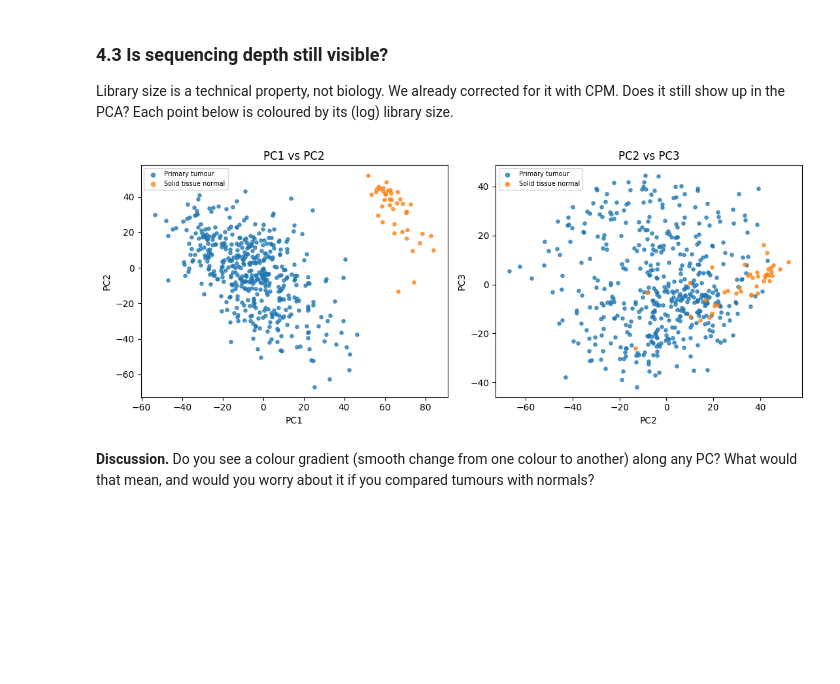
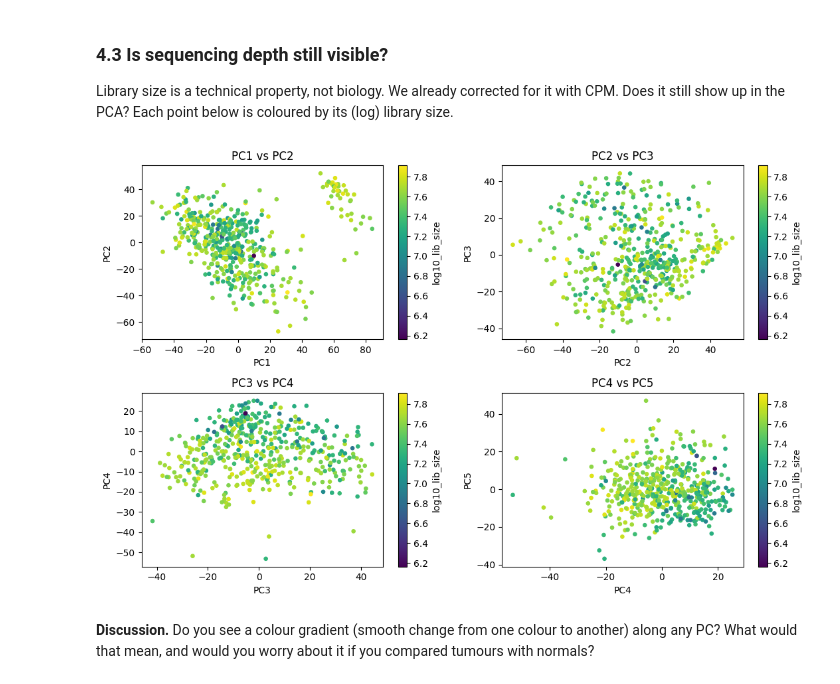
Before and after one commit to shorthouse-lab/Cancer_Omics_Workshops, a Jupyter notebook: W1_TCGA_colon_analysis_ANSWERS.ipynb, the cells around one changed output. Drawn from its saved outputs; the diff is of its cells as text; code cells hidden in the pictures; blank space fills up the shorter version.

```diff
--- a/W1_TCGA_colon_analysis_ANSWERS.ipynb
+++ b/W1_TCGA_colon_analysis_ANSWERS.ipynb
@@ -616,13 +616,19 @@ plt.tight_layout(); plt.show()
 
 Library size is a technical property, not biology. We already corrected for it with CPM. Does it still show up in the PCA? Each point below is coloured by its (log) library size.
 # %%
-# Colour the same plot by library size. Fill in the blank with the right column of `info`.
-fig, ax = plt.subplots(1, 2, figsize=(11, 4.5))
-plot_pca(scores, info["type_name"], "PC1 vs PC2", ax[0])
-plot_pca(scores, info["type_name"], "PC2 vs PC3", ax[1], pcs=("PC2", "PC3"))
-plt.tight_layout(); plt.show()
+# Colour the same plot by library size.
+fig, ax = plt.subplots(2, 2, figsize=(11, 7))
+ax = ax.flatten()
+
+plot_pca(scores, info["log10_lib_size"], "PC1 vs PC2", ax[0])
+plot_pca(scores, info["log10_lib_size"], "PC2 vs PC3", ax[1], pcs=("PC2", "PC3"))
+plot_pca(scores, info["log10_lib_size"], "PC3 vs PC4", ax[2], pcs=("PC3", "PC4"))
+plot_pca(scores, info["log10_lib_size"], "PC4 vs PC5", ax[3], pcs=("PC4", "PC5"))
+
+plt.tight_layout()
+plt.show()
 # %% [output]
-[figure, old version]
+[figure, new version]
 # %% [markdown]
 **Discussion.** Do you see a colour gradient (smooth change from one colour to another) along any PC? What would that mean, and would you worry about it if you compared tumours with normals?
 # %% [markdown]
```
Also changed, not shown: parts of 10 cells of this notebook.
